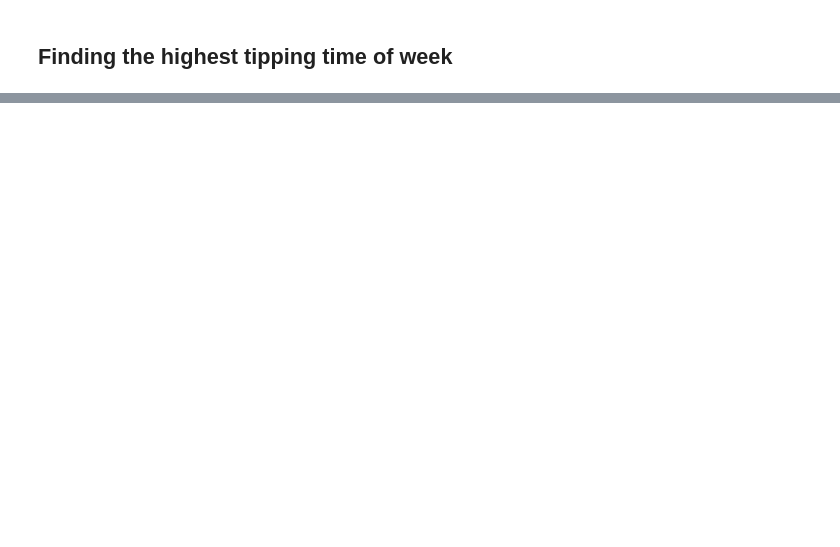
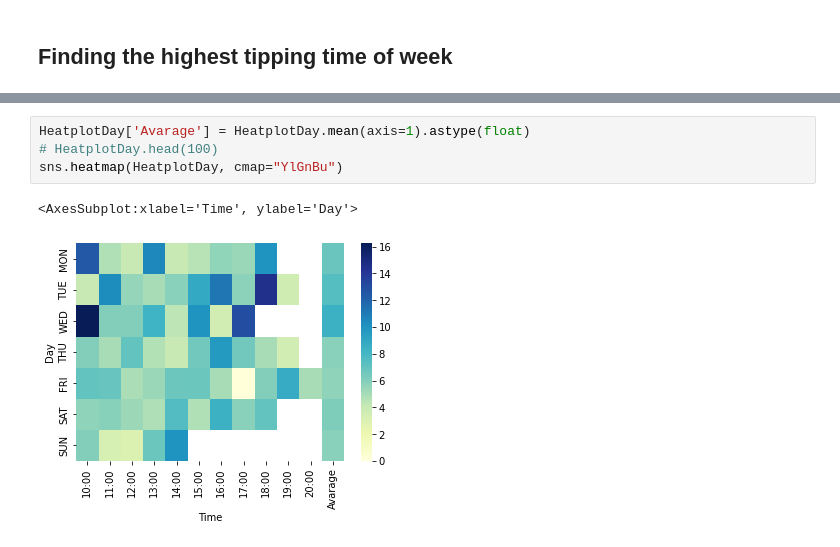
Before and after one commit to ingimar-eyfjord/Hair_tip_data_analysis, a Jupyter notebook: Hair_tip_data_analysis.ipynb, the cells around one changed output, grey strips where cells are left out. Saved outputs shown, nothing was run; the diff lists cells and outputs as text; blank space fills up the shorter version.

```diff
--- a/Hair_tip_data_analysis.ipynb
+++ b/Hair_tip_data_analysis.ipynb
@@ -196,0 +197,7 @@ sns.heatmap(HeatplotDay, cmap="YlGnBu")
+# %%
+HeatplotDay['Avarage'] = HeatplotDay.mean(axis=1).astype(float)
+# HeatplotDay.head(100)
+sns.heatmap(HeatplotDay, cmap="YlGnBu")
+# %% [output]
+<AxesSubplot:xlabel='Time', ylabel='Day'>
+[figure, added]
```
Also changed, not shown: parts of 21 cells of this notebook.
